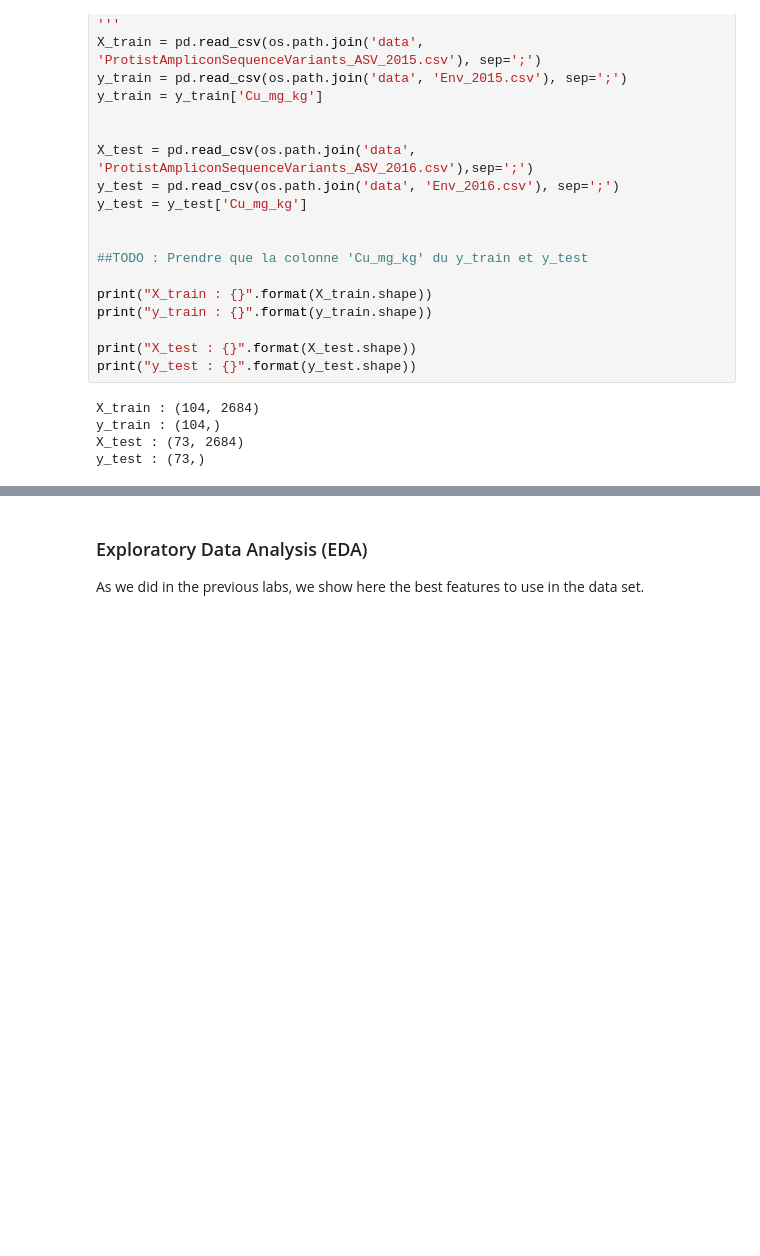
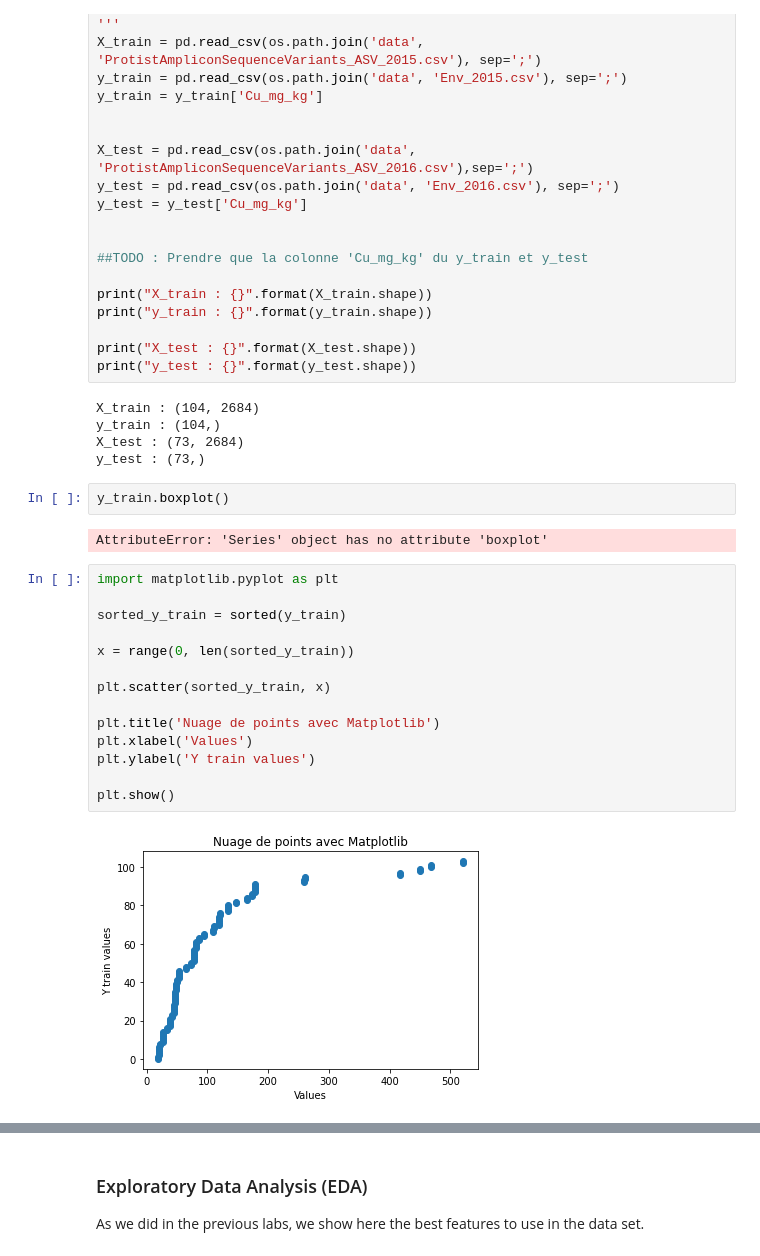
Before and after one commit to mauricelehmann/XAI_final_project, a Jupyter notebook: Final Project.ipynb, the cells around one changed output, grey strips where cells are left out. Drawn from its saved outputs; the diff is of its cells as text; blank space fills up the shorter version.

```diff
--- a/Final Project.ipynb
+++ b/Final Project.ipynb
@@ -103,6 +103,26 @@ X_train : (104, 2684)
 y_train : (104,)
 X_test : (73, 2684)
 y_test : (73,)
+# %%
+y_train.boxplot()
+# %% [output]
+AttributeError: 'Series' object has no attribute 'boxplot'
+# %%
+import matplotlib.pyplot as plt
+
+sorted_y_train = sorted(y_train)
+
+x = range(0, len(sorted_y_train))
+
+plt.scatter(sorted_y_train, x)
+
+plt.title('Nuage de points avec Matplotlib')
+plt.xlabel('Values')
+plt.ylabel('Y train values')
+
+plt.show()
+# %% [output]
+[figure, added]
 # %%
 #The y_ datas (Cu_mg_kg values) are float value
 #But we want to treat this problem as a classification problem,
```
Also changed, not shown: parts of 8 cells of this notebook.
